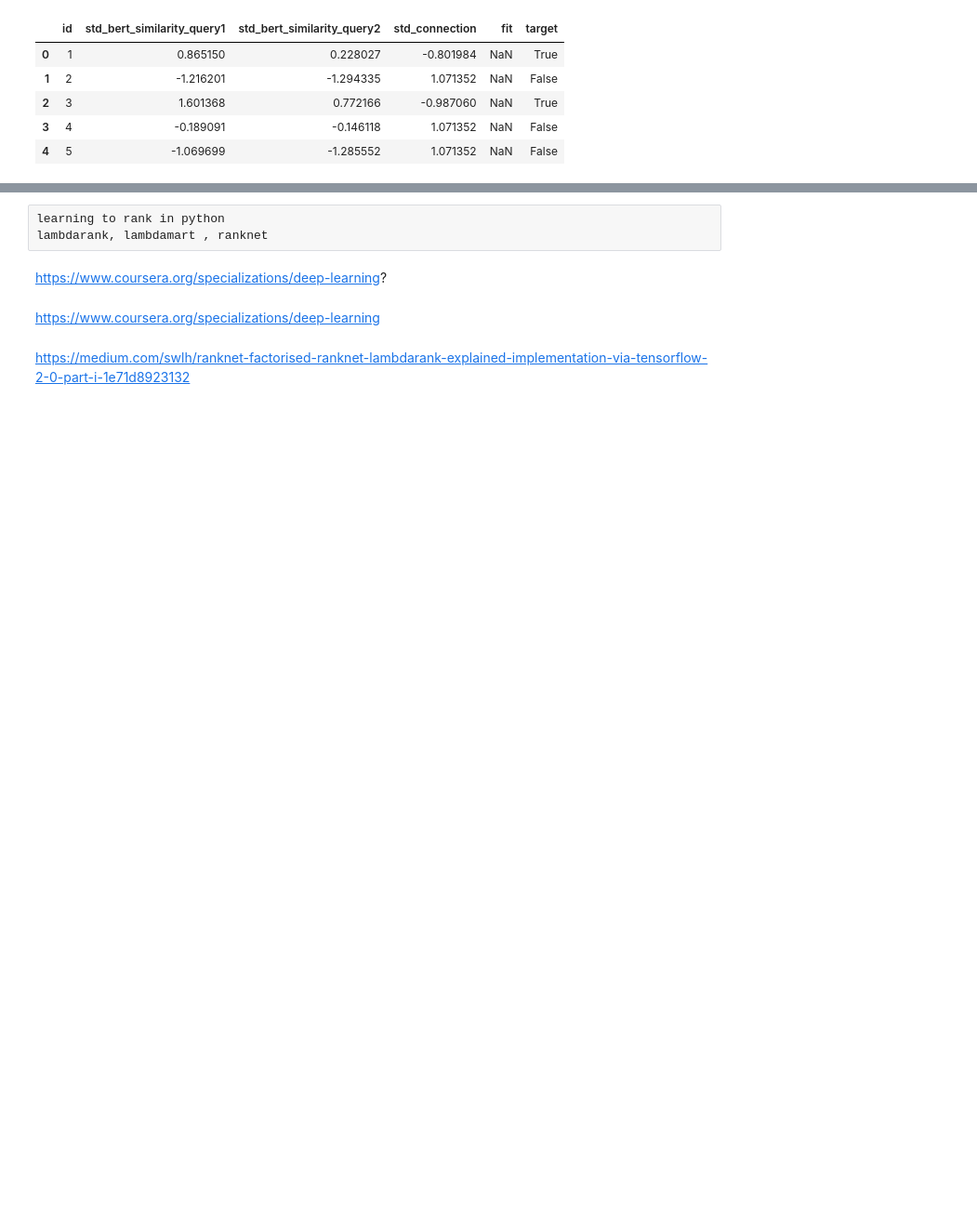
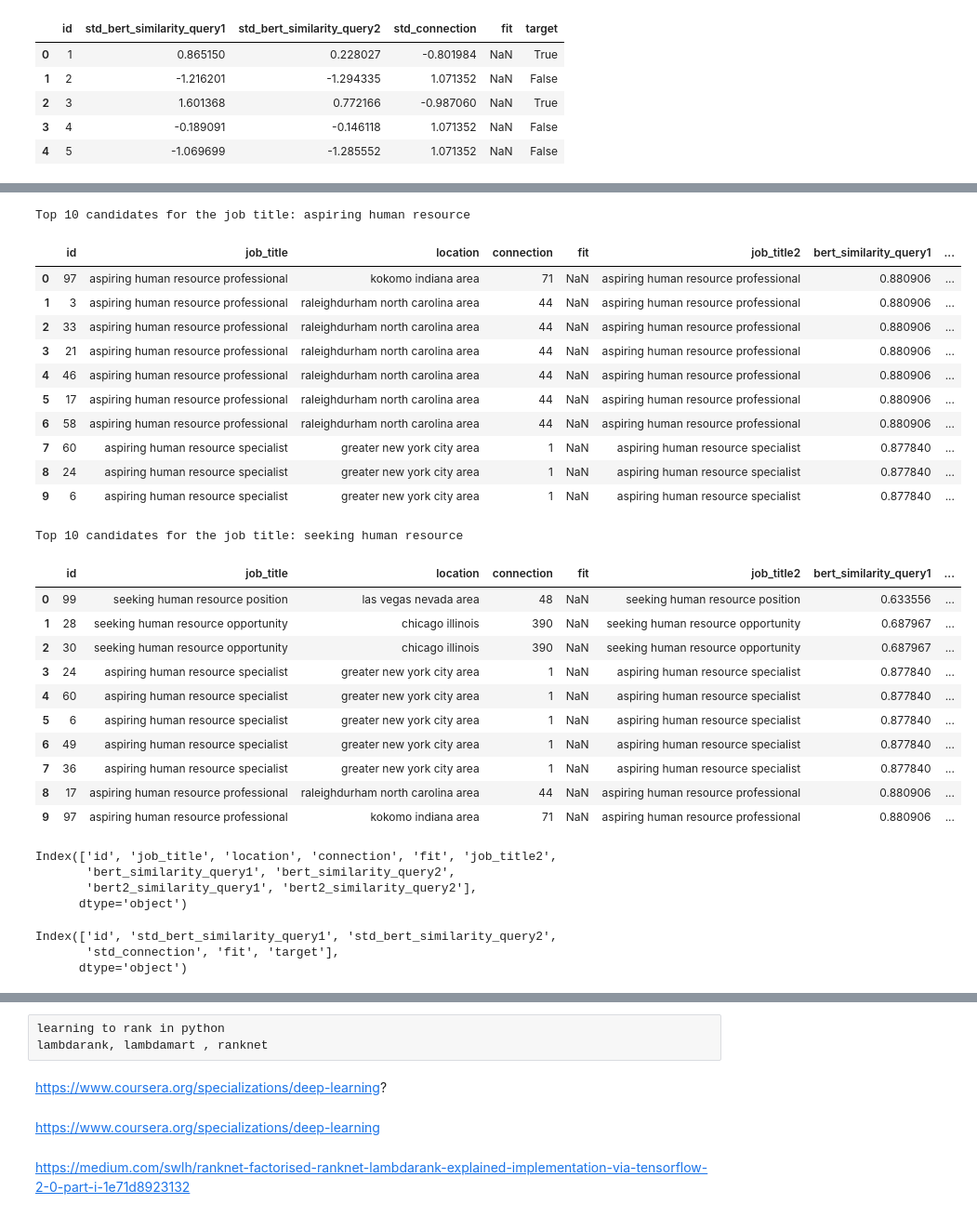
Before and after one commit to dgarbato/fvaImVAvfrRAKHdO, a Jupyter notebook: proj3 text preprocessing.ipynb, the cells around one changed output, grey strips where cells are left out. Shown at 93% size. Drawn from its saved outputs; the diff is of its cells as text; code cells hidden in the pictures; blank space fills up the shorter version.

```diff
--- a/proj3 text preprocessing.ipynb
+++ b/proj3 text preprocessing.ipynb
@@ -947,0 +817,50 @@ print(lgb_model.best_params_, lgb_model.best_score_)
+# %%
+print("Top 10 candidates for the job title:", phrase_one)
+bert2_similarity_query1 = check_similarity("BERT_cosine_sim_query1", bert_embeddings, X_search_one)
+
+print("Top 10 candidates for the job title:", phrase_two)
+bert2_similarity_query2 = check_similarity("BERT_cosine_sim_query2", bert_embeddings, X_search_two)
+
+df1['bert2_similarity_query1'] = bert2_similarity_query1
+
+df1['bert2_similarity_query2'] = bert2_similarity_query2
+
+# check_similarity('BERT_cos_similaarity_one',bert_embeddings,X_search_one,top_n = 10)
+# %% [output]
+Top 10 candidates for the job title: aspiring human resource
+|  | id | job_title | location | connection | fit | job_title2 | bert_similarity_query1 | ... |
+| 0 | 97 | aspiring human resource professional | kokomo indiana area | 71 | NaN | aspiring human resource professional | 0.880906 | ... |
+| 1 | 3 | aspiring human resource professional | raleighdurham north carolina area | 44 | NaN | aspiring human resource professional | 0.880906 | ... |
+| 2 | 33 | aspiring human resource professional | raleighdurham north carolina area | 44 | NaN | aspiring human resource professional | 0.880906 | ... |
+| 3 | 21 | aspiring human resource professional | raleighdurham north carolina area | 44 | NaN | aspiring human resource professional | 0.880906 | ... |
+| 4 | 46 | aspiring human resource professional | raleighdurham north carolina area | 44 | NaN | aspiring human resource professional | 0.880906 | ... |
+| 5 | 17 | aspiring human resource professional | raleighdurham north carolina area | 44 | NaN | aspiring human resource professional | 0.880906 | ... |
+| 6 | 58 | aspiring human resource professional | raleighdurham north carolina area | 44 | NaN | aspiring human resource professional | 0.880906 | ... |
+| 7 | 60 | aspiring human resource specialist | greater new york city area | 1 | NaN | aspiring human resource specialist | 0.877840 | ... |
+| 8 | 24 | aspiring human resource specialist | greater new york city area | 1 | NaN | aspiring human resource specialist | 0.877840 | ... |
+| 9 | 6 | aspiring human resource specialist | greater new york city area | 1 | NaN | aspiring human resource specialist | 0.877840 | ... |
+Top 10 candidates for the job title: seeking human resource
+|  | id | job_title | location | connection | fit | job_title2 | bert_similarity_query1 | ... |
+| 0 | 99 | seeking human resource position | las vegas nevada area | 48 | NaN | seeking human resource position | 0.633556 | ... |
+| 1 | 28 | seeking human resource opportunity | chicago illinois | 390 | NaN | seeking human resource opportunity | 0.687967 | ... |
+| 2 | 30 | seeking human resource opportunity | chicago illinois | 390 | NaN | seeking human resource opportunity | 0.687967 | ... |
+| 3 | 24 | aspiring human resource specialist | greater new york city area | 1 | NaN | aspiring human resource specialist | 0.877840 | ... |
+| 4 | 60 | aspiring human resource specialist | greater new york city area | 1 | NaN | aspiring human resource specialist | 0.877840 | ... |
+| 5 | 6 | aspiring human resource specialist | greater new york city area | 1 | NaN | aspiring human resource specialist | 0.877840 | ... |
+| 6 | 49 | aspiring human resource specialist | greater new york city area | 1 | NaN | aspiring human resource specialist | 0.877840 | ... |
+| 7 | 36 | aspiring human resource specialist | greater new york city area | 1 | NaN | aspiring human resource specialist | 0.877840 | ... |
+| 8 | 17 | aspiring human resource professional | raleighdurham north carolina area | 44 | NaN | aspiring human resource professional | 0.880906 | ... |
+| 9 | 97 | aspiring human resource professional | kokomo indiana area | 71 | NaN | aspiring human resource professional | 0.880906 | ... |
+# %%
+df1.columns
+# %% [output]
+Index(['id', 'job_title', 'location', 'connection', 'fit', 'job_title2',
+       'bert_similarity_query1', 'bert_similarity_query2',
+       'bert2_similarity_query1', 'bert2_similarity_query2'],
+      dtype='object')
+# %%
+df_temp.columns
+# %% [output]
+Index(['id', 'std_bert_similarity_query1', 'std_bert_similarity_query2',
+       'std_connection', 'fit', 'target'],
+      dtype='object')
```
Also changed, not shown: parts of 72 cells of this notebook.
